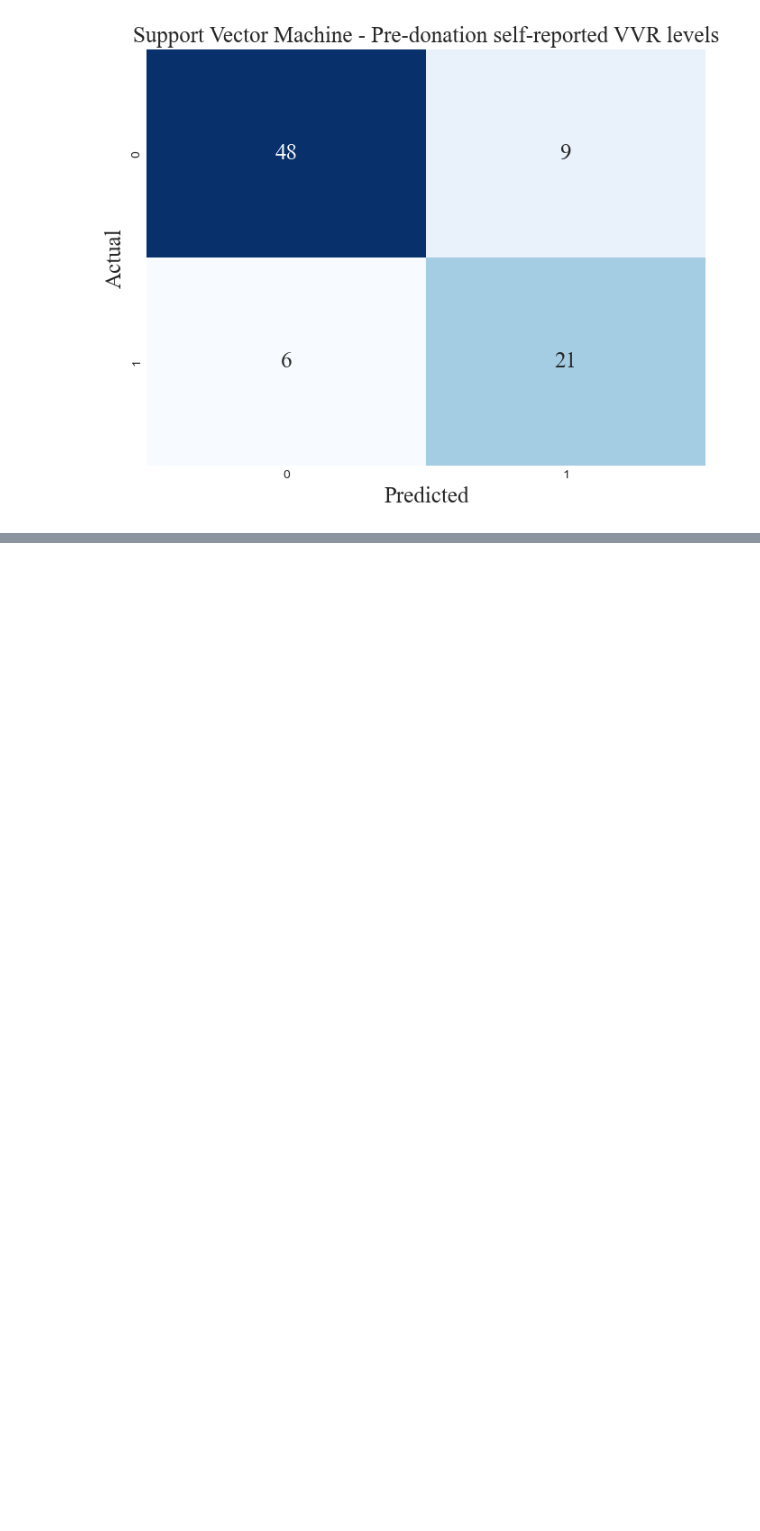
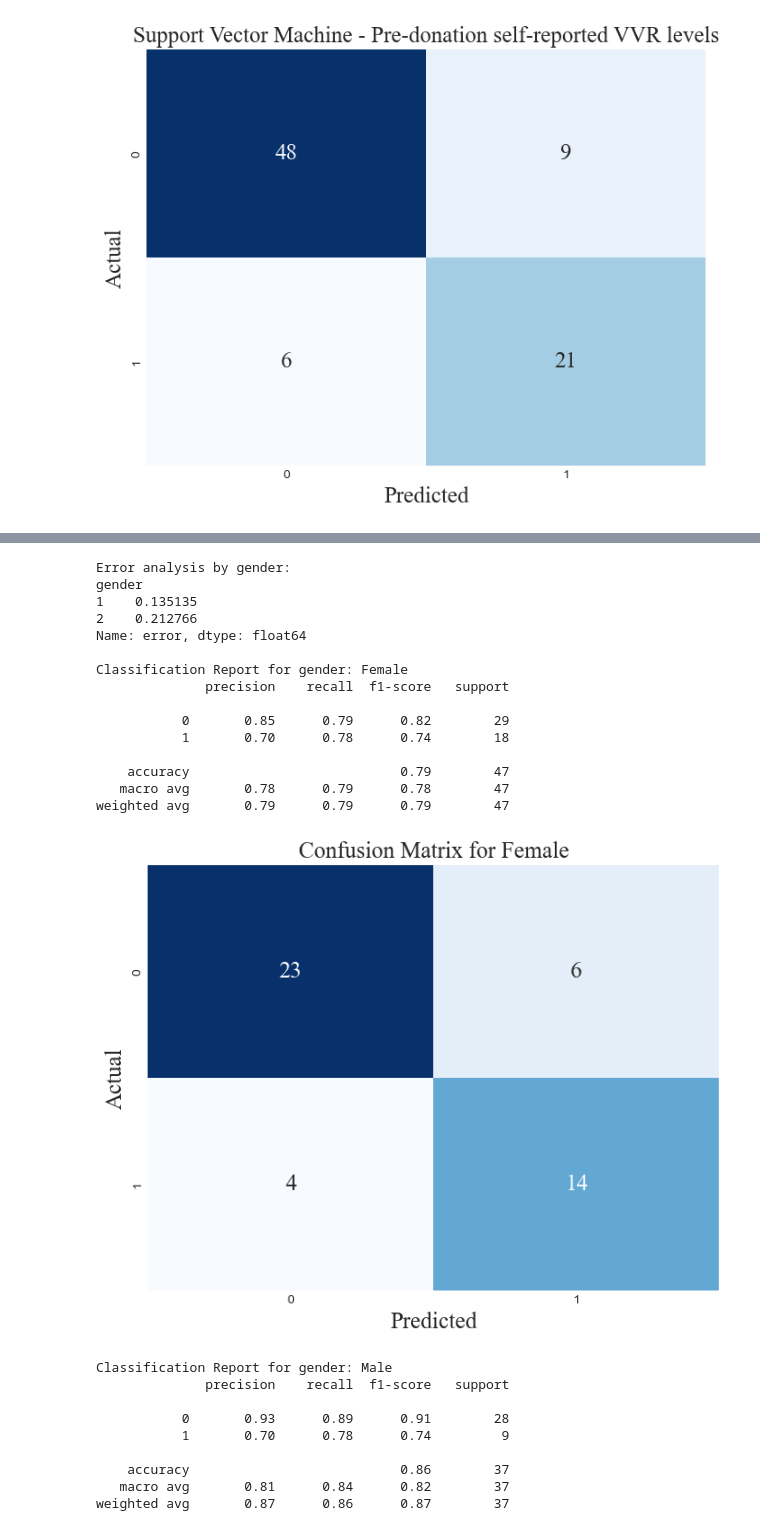
Before and after one commit to DionneSpaltman/predicting_VVR, a Jupyter notebook: models/00_only_VVR_levels/02_svm.ipynb, the cells around one changed output, grey strips where cells are left out. Drawn from its saved outputs; the diff is of its cells as text; code cells hidden in the pictures; blank space fills up the shorter version.

Commit message:
Error analysis

```diff
--- a/models/00_only_VVR_levels/02_svm.ipynb
+++ b/models/00_only_VVR_levels/02_svm.ipynb
@@ -448,0 +467,2 @@ plt.show()
+# %%
+X_test_gender = pd.read_csv('/Users/dionnespaltman/Desktop/V6/X_test_gender_15-06-2024.csv')
@@ -448,0 +487,2 @@ plt.show()
+# %%
+X_test_gender = X_test_gender.drop(columns=columns_to_drop, axis=1)
@@ -448,0 +549,2 @@ plt.show()
+# %%
+gender = X_test_gender['Gender']
@@ -448,0 +566,28 @@ plt.show()
+# %%
+error_by_gender = error_analysis(y_test, y_test_pred, gender)
+# %% [output]
+Error analysis by gender:
+gender
+1    0.135135
+2    0.212766
+Name: error, dtype: float64
+
+Classification Report for gender: Female
+              precision    recall  f1-score   support
+
+           0       0.85      0.79      0.82        29
+           1       0.70      0.78      0.74        18
+
+    accuracy                           0.79        47
+   macro avg       0.78      0.79      0.78        47
+weighted avg       0.79      0.79      0.79        47
+[figure, added]
+Classification Report for gender: Male
+              precision    recall  f1-score   support
+
+           0       0.93      0.89      0.91        28
+           1       0.70      0.78      0.74         9
+
+    accuracy                           0.86        37
+   macro avg       0.81      0.84      0.82        37
+weighted avg       0.87      0.86      0.87        37
```
Also changed, not shown: parts of 8 cells of this notebook.
